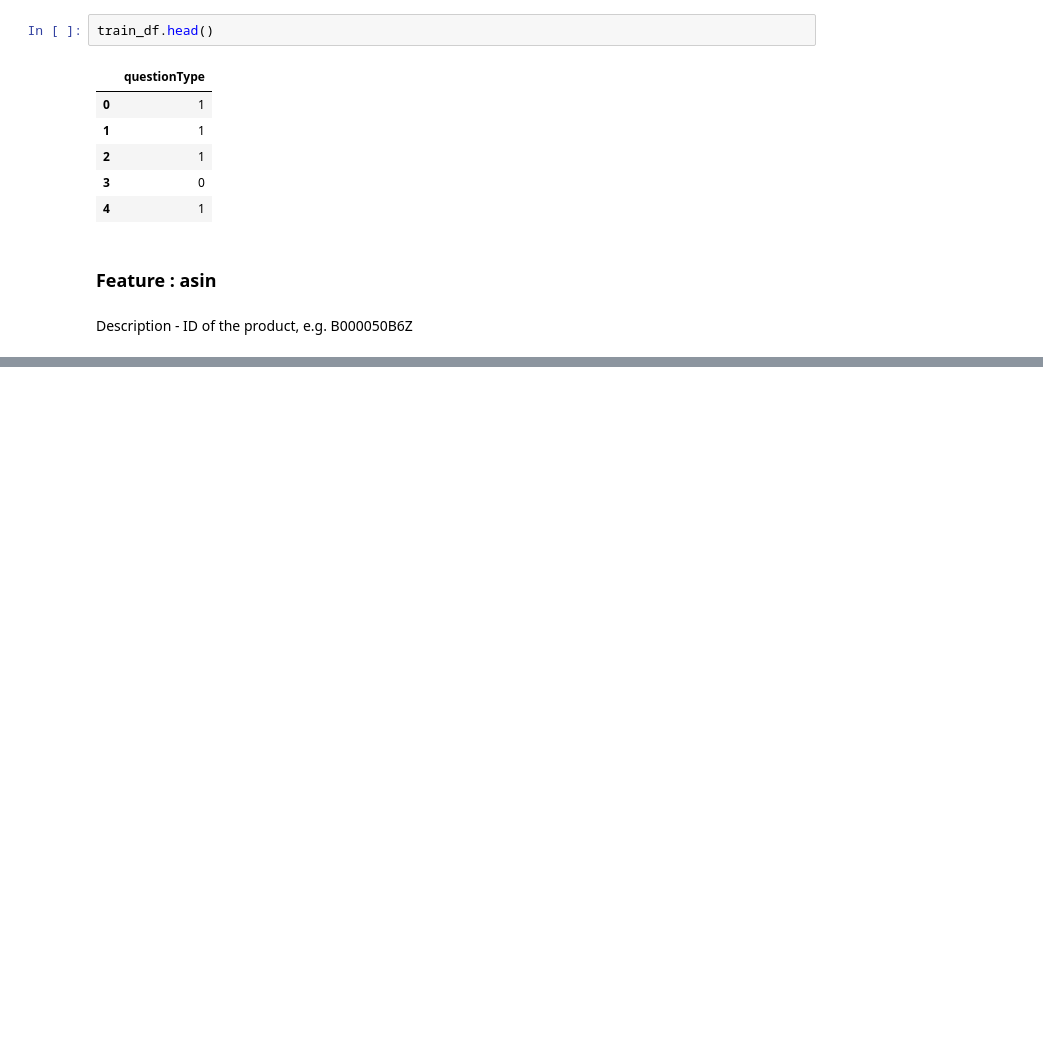
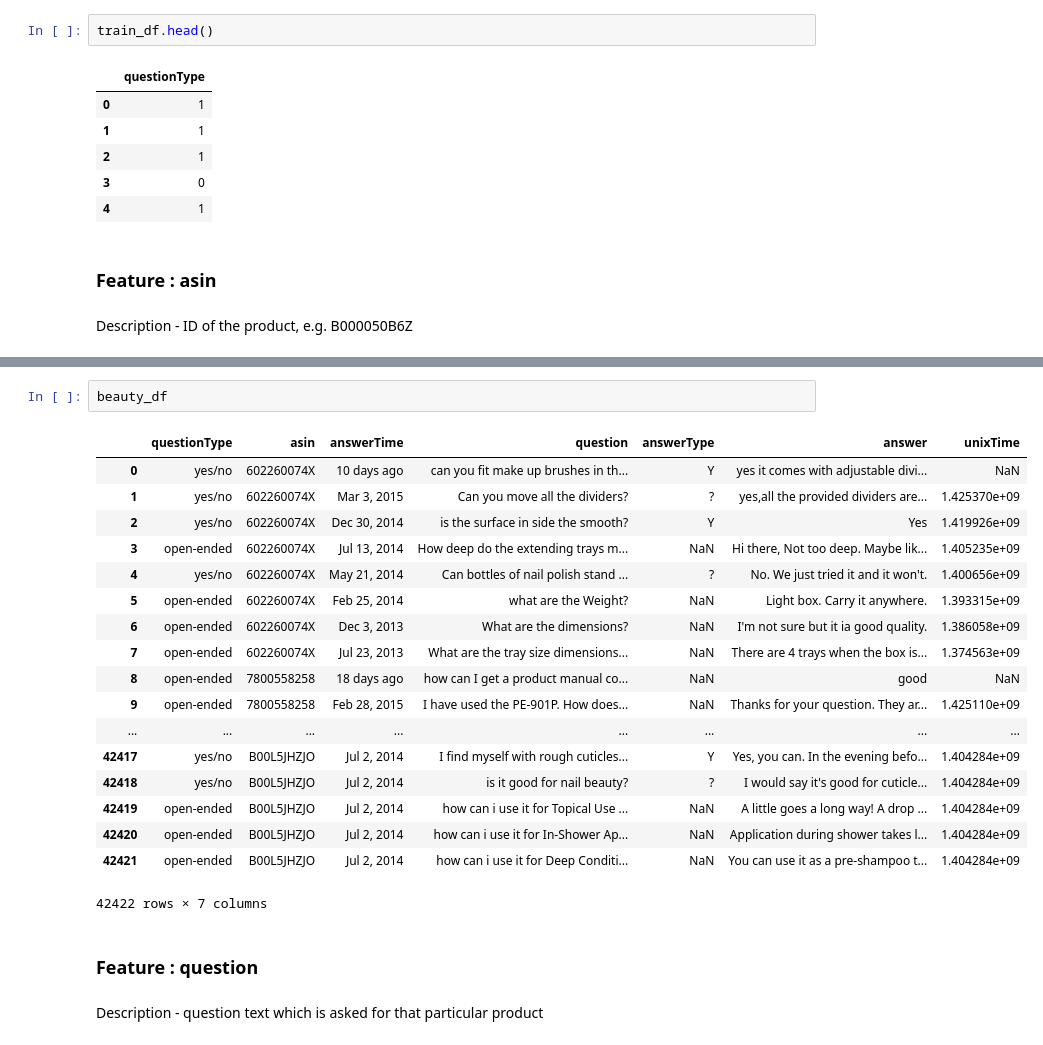
Before and after one commit to subhashree-ai/amazon-qa-model-ml, a Jupyter notebook: src/amazon_qa_dataset_analysis.ipynb, the cells around one changed output, grey strips where cells are left out. Saved outputs shown, nothing was run; the diff lists cells and outputs as text; blank space fills up the shorter version.

```diff
--- a/src/amazon_qa_dataset_analysis.ipynb
+++ b/src/amazon_qa_dataset_analysis.ipynb
@@ -254,0 +263,25 @@ Name: asin, Length: 5906, dtype: int64
+# %%
+beauty_df
+# %% [output]
+|  | questionType | asin | answerTime | question | answerType | answer | unixTime |
+| 0 | yes/no | 602260074X | 10 days ago | can you fit make up brushes in th... | Y | yes it comes with adjustable divi... | NaN |
+| 1 | yes/no | 602260074X | Mar 3, 2015 | Can you move all the dividers? | ? | yes,all the provided dividers are... | 1.425370e+09 |
+| 2 | yes/no | 602260074X | Dec 30, 2014 | is the surface in side the smooth? | Y | Yes | 1.419926e+09 |
+| 3 | open-ended | 602260074X | Jul 13, 2014 | How deep do the extending trays m... | NaN | Hi there, Not too deep. Maybe lik... | 1.405235e+09 |
+| 4 | yes/no | 602260074X | May 21, 2014 | Can bottles of nail polish stand ... | ? | No. We just tried it and it won't. | 1.400656e+09 |
+| 5 | open-ended | 602260074X | Feb 25, 2014 | what are the Weight? | NaN | Light box. Carry it anywhere. | 1.393315e+09 |
+| 6 | open-ended | 602260074X | Dec 3, 2013 | What are the dimensions? | NaN | I'm not sure but it ia good quality. | 1.386058e+09 |
+| 7 | open-ended | 602260074X | Jul 23, 2013 | What are the tray size dimensions... | NaN | There are 4 trays when the box is... | 1.374563e+09 |
+| 8 | open-ended | 7800558258 | 18 days ago | how can I get a product manual co... | NaN | good | NaN |
+| 9 | open-ended | 7800558258 | Feb 28, 2015 | I have used the PE-901P. How does... | NaN | Thanks for your question. They ar... | 1.425110e+09 |
+| ... | ... | ... | ... | ... | ... | ... | ... |
+| 42417 | yes/no | B00L5JHZJO | Jul 2, 2014 | I find myself with rough cuticles... | Y | Yes, you can. In the evening befo... | 1.404284e+09 |
+| 42418 | yes/no | B00L5JHZJO | Jul 2, 2014 | is it good for nail beauty? | ? | I would say it's good for cuticle... | 1.404284e+09 |
+| 42419 | open-ended | B00L5JHZJO | Jul 2, 2014 | how can i use it for Topical Use ... | NaN | A little goes a long way! A drop ... | 1.404284e+09 |
+| 42420 | open-ended | B00L5JHZJO | Jul 2, 2014 | how can i use it for In-Shower Ap... | NaN | Application during shower takes l... | 1.404284e+09 |
+| 42421 | open-ended | B00L5JHZJO | Jul 2, 2014 | how can i use it for Deep Conditi... | NaN | You can use it as a pre-shampoo t... | 1.404284e+09 |
+42422 rows × 7 columns
+# %% [markdown]
+### Feature : question
+# %% [markdown]
+Description - question text which is asked for that particular product
```
Also changed, not shown: parts of 5 cells of this notebook.
